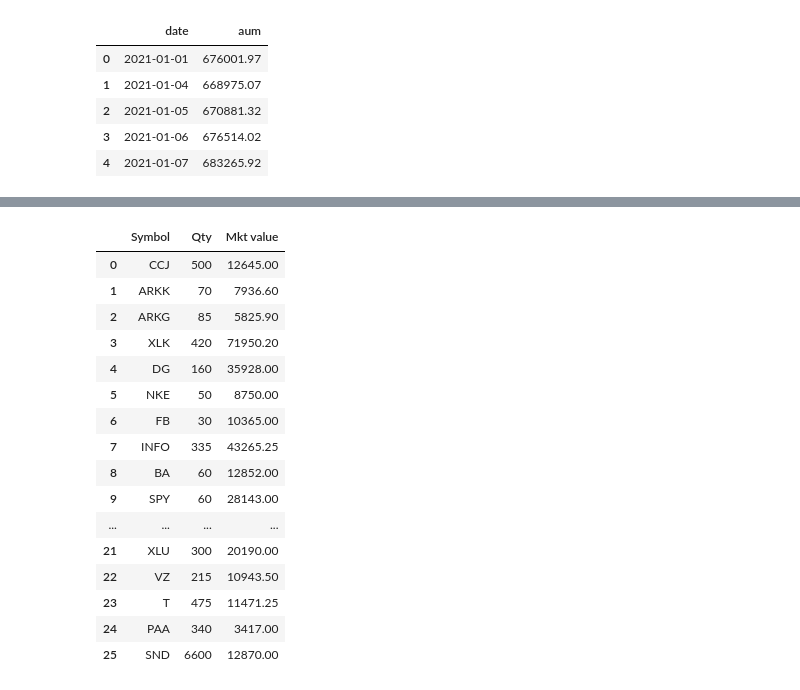
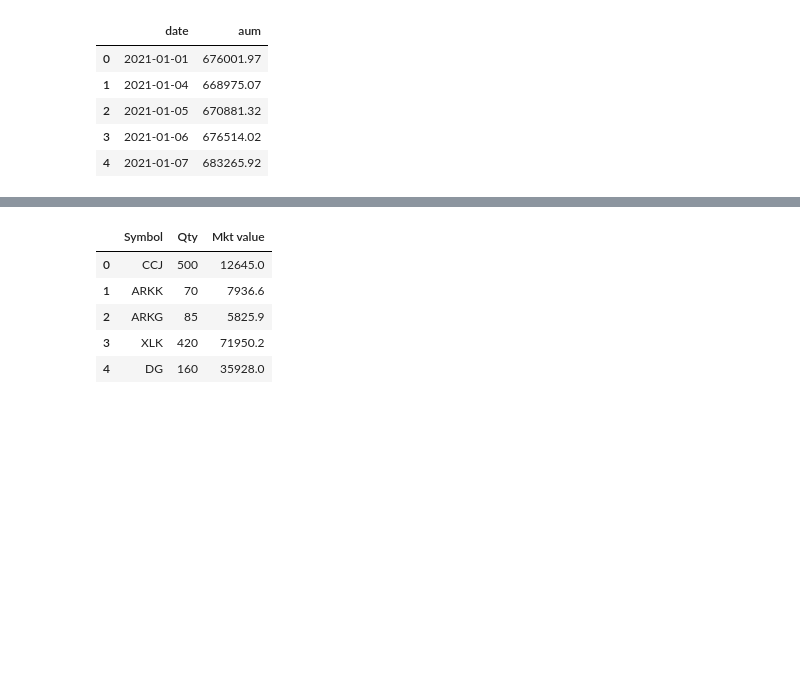
Before and after one commit to webclinic017/shf_portfolio, a Jupyter notebook: shf_portfolio.ipynb, the cells around one changed output, grey strips where cells are left out. Cells and saved outputs as stored; diff of their text form; code cells hidden in the pictures; blank space fills up the shorter version.

```diff
--- a/shf_portfolio.ipynb
+++ b/shf_portfolio.ipynb
@@ -70,11 +73,14 @@ broker_file.head()
 | 3 | XLK | SPDR Select Sector Fund - Technology | 420 | 171.31 | 170.07 | 71950.2 | 35672.07 | 98.33% | 86.37650 | -- |
 | 4 | DG | Dollar General Corporation Common... | 160 | 224.55 | 222.34 | 35928.0 | 17194.17 | 91.78% | 117.08644 | 21.30X |
 # %%
-tickers  = shf_positions['Symbol'].tolist()
+broker_file= broker_file.replace('BRK.B', 'BRK-B')
+tickers  = broker_file['Symbol'].tolist()
 weights = []
 
 for i in broker_file:
     weight = broker_file['Mkt value']/aum
     weights.append(weight)
     break
+
+
 ticker_weights = list(zip(tickers, weights))
@@ -96,23 +123,12 @@ daily_percent_change = daily_percent_change[1:]
 # %%
 ticker_position = broker_file[['Symbol','Qty', 'Mkt value']]
-ticker_position.head(30)
+ticker_position.head()
 # %% [output]
 |  | Symbol | Qty | Mkt value |
-| 0 | CCJ | 500 | 12645.00 |
-| 1 | ARKK | 70 | 7936.60 |
-| 2 | ARKG | 85 | 5825.90 |
-| 3 | XLK | 420 | 71950.20 |
-| 4 | DG | 160 | 35928.00 |
-| 5 | NKE | 50 | 8750.00 |
-| 6 | FB | 30 | 10365.00 |
-| 7 | INFO | 335 | 43265.25 |
-| 8 | BA | 60 | 12852.00 |
-| 9 | SPY | 60 | 28143.00 |
-| ... | ... | ... | ... |
-| 21 | XLU | 300 | 20190.00 |
-| 22 | VZ | 215 | 10943.50 |
-| 23 | T | 475 | 11471.25 |
-| 24 | PAA | 340 | 3417.00 |
-| 25 | SND | 6600 | 12870.00 |
+| 0 | CCJ | 500 | 12645.0 |
+| 1 | ARKK | 70 | 7936.6 |
+| 2 | ARKG | 85 | 5825.9 |
+| 3 | XLK | 420 | 71950.2 |
+| 4 | DG | 160 | 35928.0 |
 # %%
 correlations  = daily_percent_change.corr(method='pearson')
```
Also changed, not shown: parts of 18 cells of this notebook.
